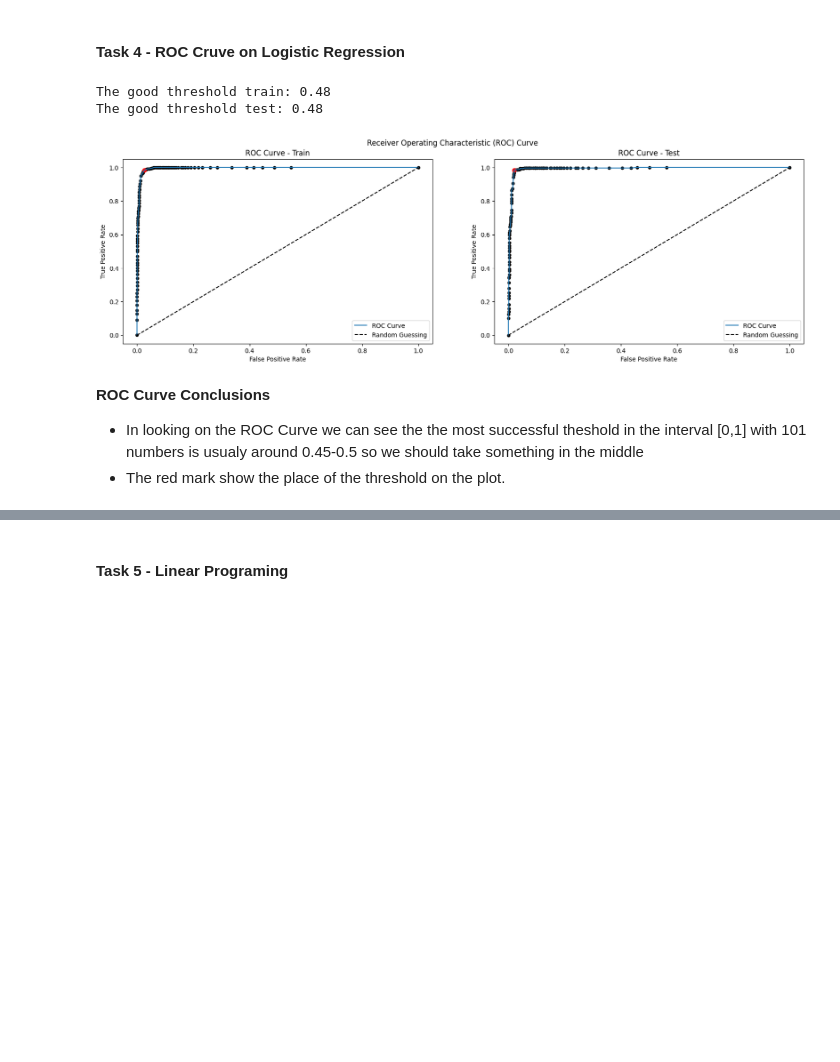
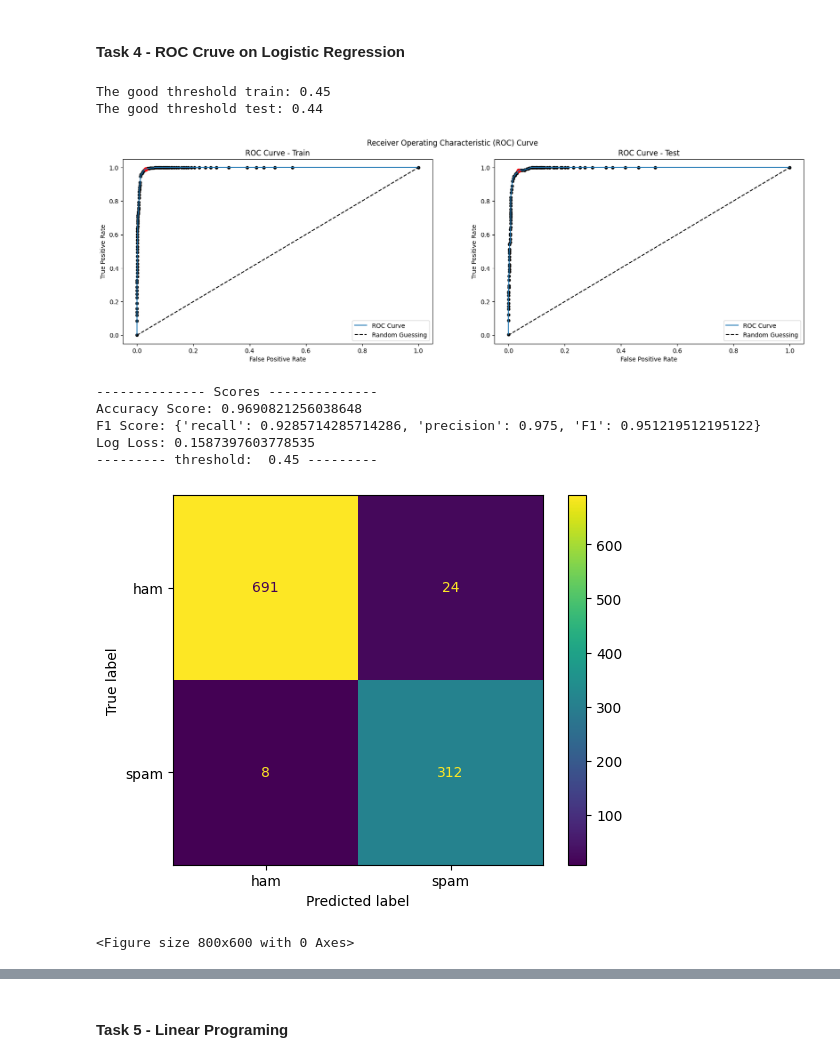
Before and after one commit to OmerKriger/IntroMachineLearning-LogisticRegression-LinearPrograming, a Jupyter notebook: HomeAssignment3 - Code.ipynb, the cells around one changed output, grey strips where cells are left out. Drawn from its saved outputs; the diff is of its cells as text; code cells hidden in the pictures; blank space fills up the shorter version.

```diff
--- a/HomeAssignment3 - Code.ipynb
+++ b/HomeAssignment3 - Code.ipynb
@@ -230,8 +230,8 @@ def vectorize(corpus, vocab):
         vectors[i] = vector
     return vectors
 
-# Split the data for train and test
-X_train, X_test, y_trn, y_tst = train_test_split(df['text'], df['target'], train_size=0.8)
+# Split the data for train and test, shuffle disable by require.
+X_train, X_test, y_trn, y_tst = train_test_split(df['text'], df['target'], train_size=0.8, shuffle=False)
 
 # Create corpus to train and test
 corpus_X_train = [tokenize(text.lower()) for text in X_train] # Tokenize corpus from the text in X_train
@@ -355,10 +356,28 @@ print(f'The good threshold train: {good_threshold_train:.2f}')
 print(f'The good threshold test: {good_threshold_test:.2f}')
 plt.show()
 # %% [output]
-The good threshold train: 0.48
-The good threshold test: 0.48
+The good threshold train: 0.45
+The good threshold test: 0.44
 [figure]
-# %% [markdown]
-**ROC Curve Conclusions**
-- In looking on the ROC Curve we can see the the most successful theshold in the interval [0,1] with 101 numbers is usualy around 0.45-0.5 so we should take something in the middle
-- The red mark show the place of the threshold on the plot.
+# %%
+# printing Scores for see the results of the model with threshold from ROC Curve
+y_tst_pred = clf.predict(X_tst,threshold=good_threshold_train)
+print('-------------- Scores --------------')
+print(f'Accuracy Score: {clf.score(X_tst,y_tst,threshold=good_threshold_train)}')
+print(f'F1 Score: {clf.f1_score(y_tst_pred,y_tst)}')
+print(f'Log Loss: {clf.log_loss(clf.predict_proba(X_tst),y_tst)}')
+print(f'--------- threshold:  {good_threshold_train} ---------')
+# plot confusion matrix
+cm = confusion_matrix(y_tst,y_tst_pred)
+disp = ConfusionMatrixDisplay(confusion_matrix=cm,display_labels=['ham','spam'])
+disp.plot()
+plt.figure(figsize=(8, 6))
+plt.show()
+# %% [output]
+-------------- Scores --------------
+Accuracy Score: 0.9690821256038648
+F1 Score: {'recall': 0.9285714285714286, 'precision': 0.975, 'F1': 0.951219512195122}
+Log Loss: 0.1587397603778535
+--------- threshold:  0.45 ---------
+[figure, added]
+<Figure size 800x600 with 0 Axes>
```
Also changed, not shown: parts of 8 cells of this notebook.
